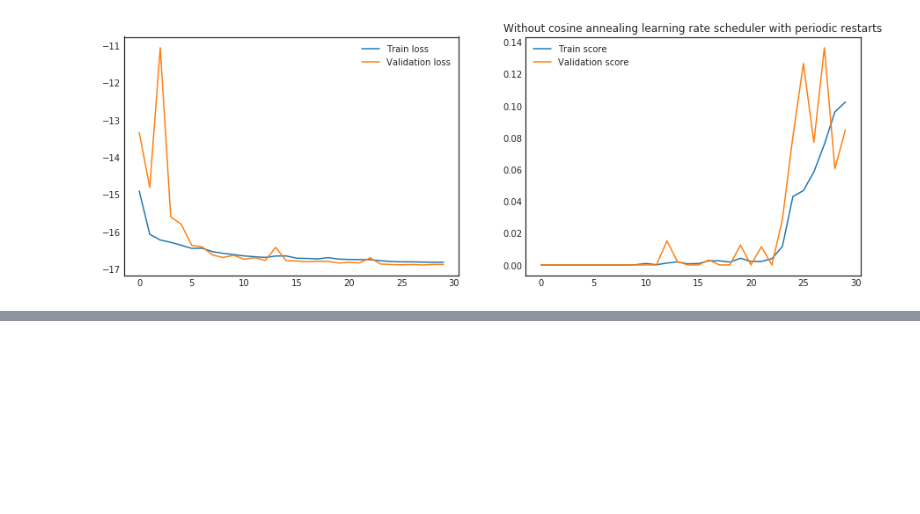
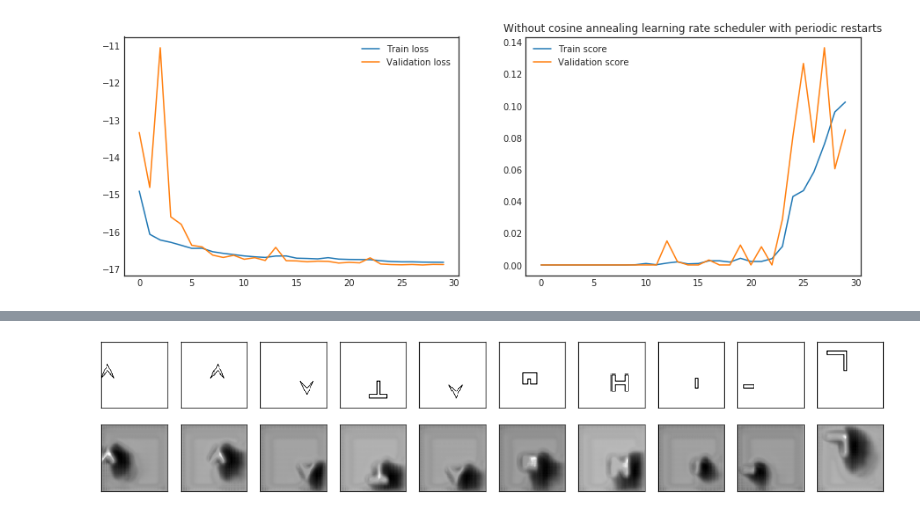
Before and after one commit to praveentn/MidcurveNN, a Jupyter notebook: sgd_callback_1.ipynb, the cells around one changed output, grey strips where cells are left out. Saved outputs shown, nothing was run; the diff lists cells and outputs as text; code cells hidden in the pictures; blank space fills up the shorter version.

```diff
--- a/sgd_callback_1.ipynb
+++ b/sgd_callback_1.ipynb
@@ -1096,8 +1110,10 @@ Epoch 00001: val_my_iou_metric_2 improved from -inf to 0.22917, saving model to
 # %%
 encoded_imgs = model.predict(x_val)
 decoded_imgs = model.predict(encoded_imgs)
 
-plot_results(x_test, decoded_imgs)
+plot_results(x_val, decoded_imgs)
+# %% [output]
+[figure, added]
 # %%
 #Test2-2 Performance
 fig, (ax_loss, ax_score) = plt.subplots(1, 2, figsize=(15,5))
```
Also changed, not shown: parts of 7 cells of this notebook.
